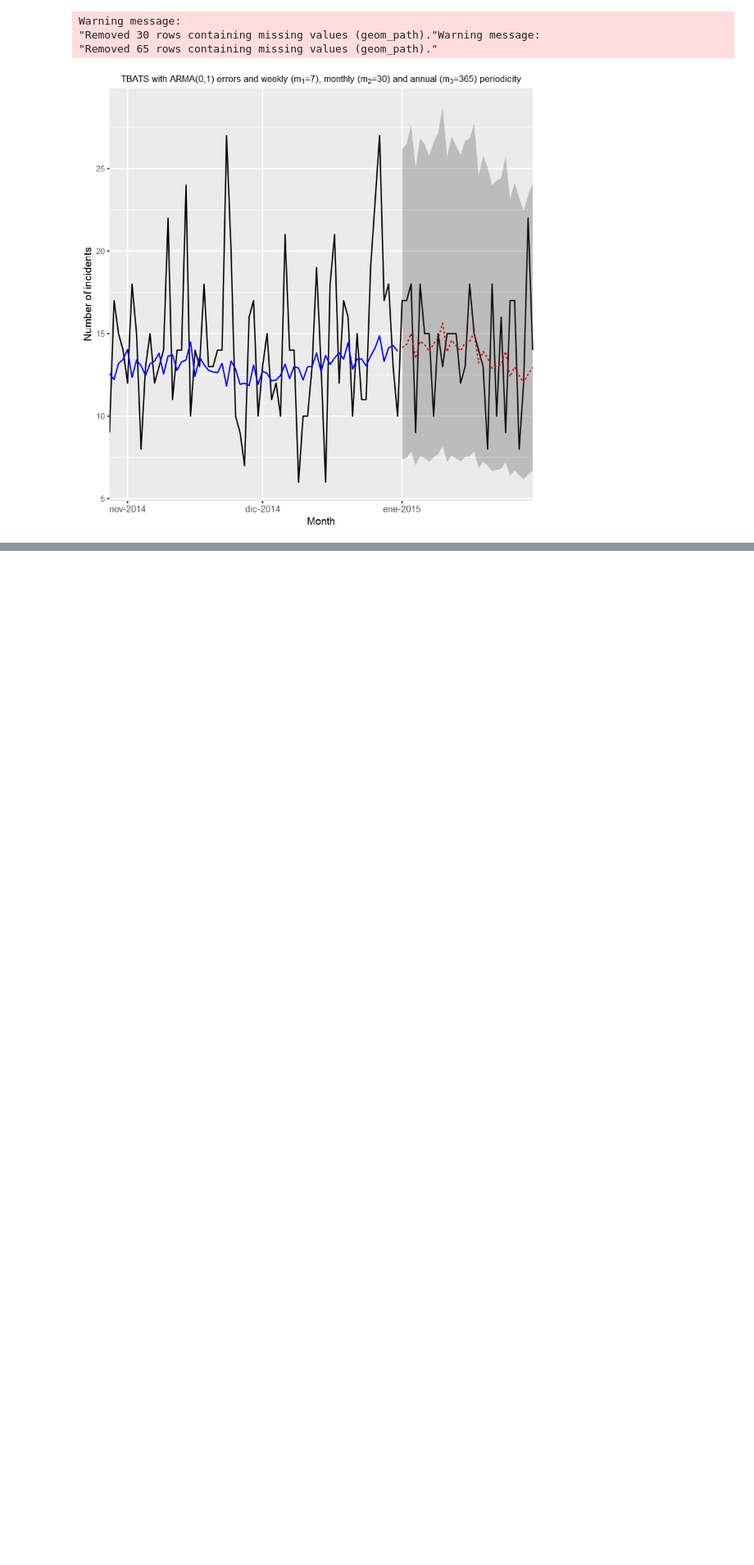
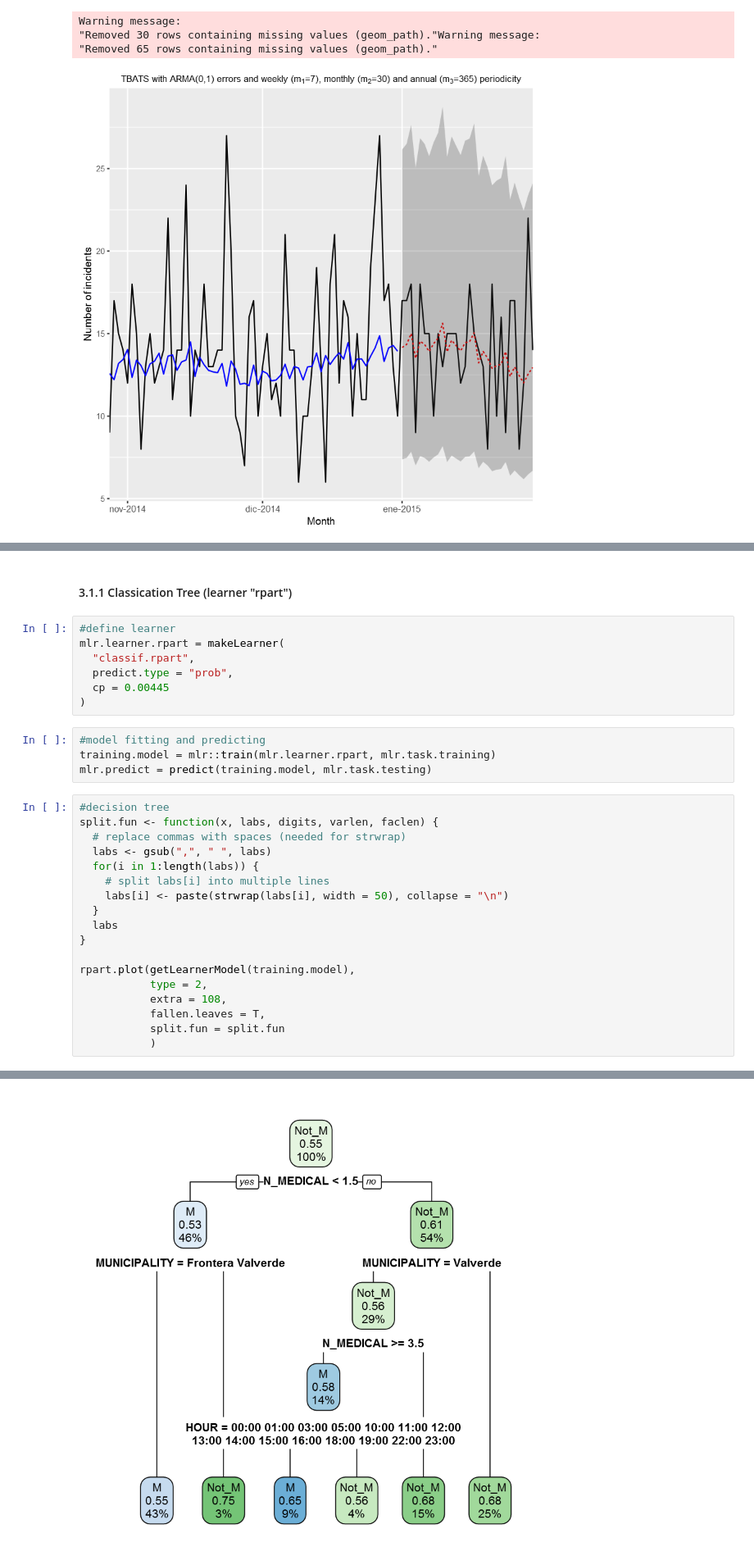
Before and after one commit to taroull/Notebook-112_Prediction_Classification, a Jupyter notebook: Statistical modelling of incidents data.ipynb, the cells around one changed output, grey strips where cells are left out. Shown at 82% size. Cells and saved outputs as stored; diff of their text form; blank space fills up the shorter version.

```diff
--- a/Statistical modelling of incidents data.ipynb
+++ b/Statistical modelling of incidents data.ipynb
@@ -90,0 +206,32 @@ Warning message:
+# %% [markdown]
+#### 3.1.1 Classication Tree (learner "rpart")
+# %%
+#define learner
+mlr.learner.rpart = makeLearner(
+  "classif.rpart",
+  predict.type = "prob",
+  cp = 0.00445
+)
+# %%
+#model fitting and predicting
+training.model = mlr::train(mlr.learner.rpart, mlr.task.training)
+mlr.predict = predict(training.model, mlr.task.testing)
+# %%
+#decision tree
+split.fun <- function(x, labs, digits, varlen, faclen) {
+  # replace commas with spaces (needed for strwrap)
+  labs <- gsub(",", " ", labs)
+  for(i in 1:length(labs)) {
+    # split labs[i] into multiple lines
+    labs[i] <- paste(strwrap(labs[i], width = 50), collapse = "\n")
+  }
+  labs
+}
+
+rpart.plot(getLearnerModel(training.model),
+           type = 2,
+           extra = 108,
+           fallen.leaves = T,
+           split.fun = split.fun
+           )
+# %% [output]
@@ -90,0 +243 @@ Warning message:
+[figure, added]
```
Also changed, not shown: parts of 26 cells of this notebook, 5 other files.
